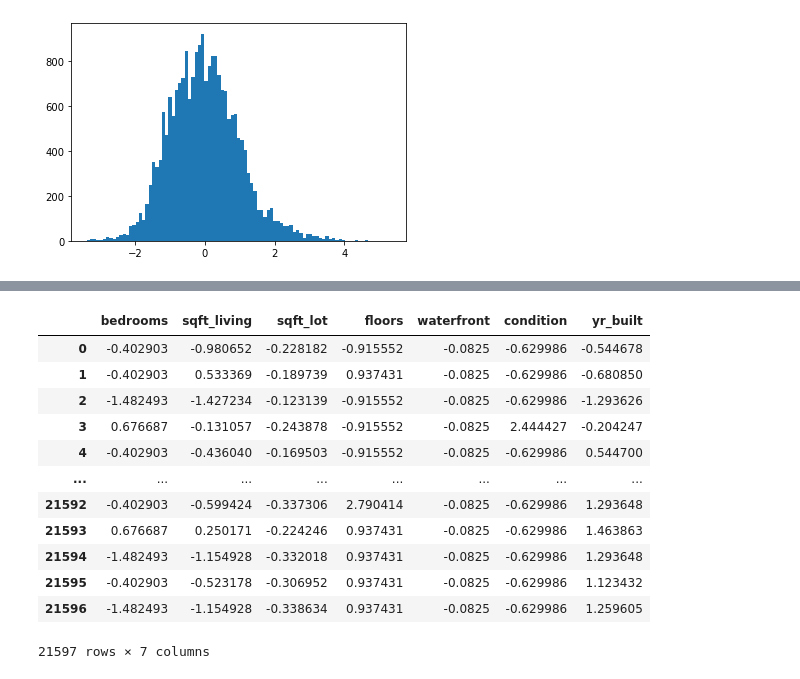
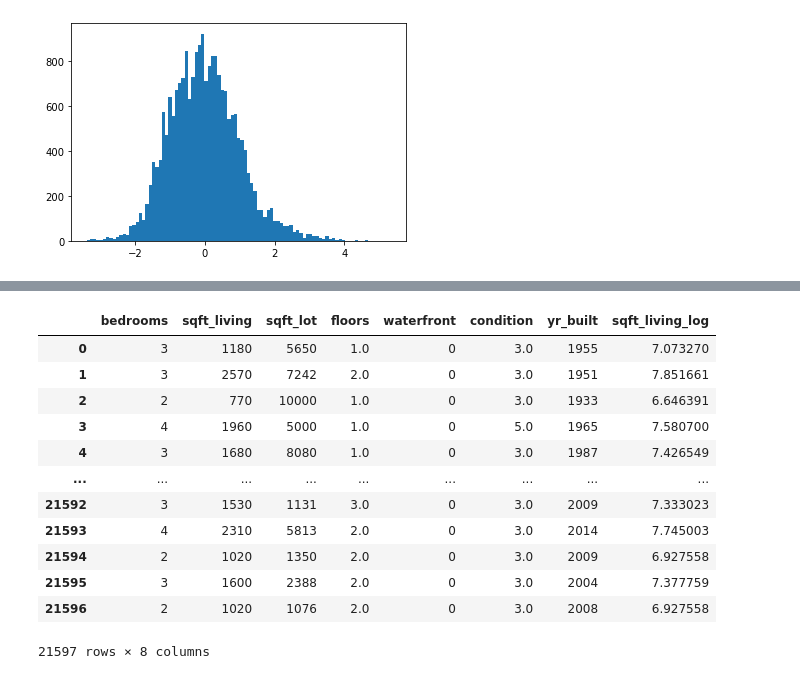
Before and after one commit to aishabaitemirovaothman/phase2_project_group7, a Jupyter notebook: aisha_notebook.ipynb, the cells around one changed output, grey strips where cells are left out. Cells and saved outputs as stored; diff of their text form; code cells hidden in the pictures.

```diff
--- a/aisha_notebook.ipynb
+++ b/aisha_notebook.ipynb
@@ -601,2 +574,2 @@ print(estimators.intercept_)
 # %%
-X1_df_standard_x_df = df_standard_x_df.drop(columns = ['grade','bathrooms'], axis = 1)
+X1 = X.drop(columns = ['grade','bathrooms'], axis = 1)
@@ -607,16 +575,0 @@ selector1 = selector.fit(X1_df_standard_x_df,y)
-# %%
-X1_df_standard_x_df
-# %% [output]
-|  | bedrooms | sqft_living | sqft_lot | floors | waterfront | condition | yr_built |
-| 0 | -0.402903 | -0.980652 | -0.228182 | -0.915552 | -0.0825 | -0.629986 | -0.544678 |
-| 1 | -0.402903 | 0.533369 | -0.189739 | 0.937431 | -0.0825 | -0.629986 | -0.680850 |
-| 2 | -1.482493 | -1.427234 | -0.123139 | -0.915552 | -0.0825 | -0.629986 | -1.293626 |
-| 3 | 0.676687 | -0.131057 | -0.243878 | -0.915552 | -0.0825 | 2.444427 | -0.204247 |
-| 4 | -0.402903 | -0.436040 | -0.169503 | -0.915552 | -0.0825 | -0.629986 | 0.544700 |
-| ... | ... | ... | ... | ... | ... | ... | ... |
-| 21592 | -0.402903 | -0.599424 | -0.337306 | 2.790414 | -0.0825 | -0.629986 | 1.293648 |
-| 21593 | 0.676687 | 0.250171 | -0.224246 | 0.937431 | -0.0825 | -0.629986 | 1.463863 |
-| 21594 | -1.482493 | -1.154928 | -0.332018 | 0.937431 | -0.0825 | -0.629986 | 1.293648 |
-| 21595 | -0.402903 | -0.523178 | -0.306952 | 0.937431 | -0.0825 | -0.629986 | 1.123432 |
-| 21596 | -1.482493 | -1.154928 | -0.338634 | 0.937431 | -0.0825 | -0.629986 | 1.259605 |
-21597 rows × 7 columns
@@ -623,3 +583,19 @@ X1_df_standard_x_df
+# %%
+X1
+# %% [output]
+|  | bedrooms | sqft_living | sqft_lot | floors | waterfront | condition | yr_built | sqft_living_log |
+| 0 | 3 | 1180 | 5650 | 1.0 | 0 | 3.0 | 1955 | 7.073270 |
+| 1 | 3 | 2570 | 7242 | 2.0 | 0 | 3.0 | 1951 | 7.851661 |
+| 2 | 2 | 770 | 10000 | 1.0 | 0 | 3.0 | 1933 | 6.646391 |
+| 3 | 4 | 1960 | 5000 | 1.0 | 0 | 5.0 | 1965 | 7.580700 |
+| 4 | 3 | 1680 | 8080 | 1.0 | 0 | 3.0 | 1987 | 7.426549 |
+| ... | ... | ... | ... | ... | ... | ... | ... | ... |
+| 21592 | 3 | 1530 | 1131 | 3.0 | 0 | 3.0 | 2009 | 7.333023 |
+| 21593 | 4 | 2310 | 5813 | 2.0 | 0 | 3.0 | 2014 | 7.745003 |
+| 21594 | 2 | 1020 | 1350 | 2.0 | 0 | 3.0 | 2009 | 6.927558 |
+| 21595 | 3 | 1600 | 2388 | 2.0 | 0 | 3.0 | 2004 | 7.377759 |
+| 21596 | 2 | 1020 | 1076 | 2.0 | 0 | 3.0 | 2008 | 6.927558 |
+21597 rows × 8 columns
 # %%
 selector1.support_
 # %% [output]
```
Also changed, not shown: parts of 40 cells of this notebook.
